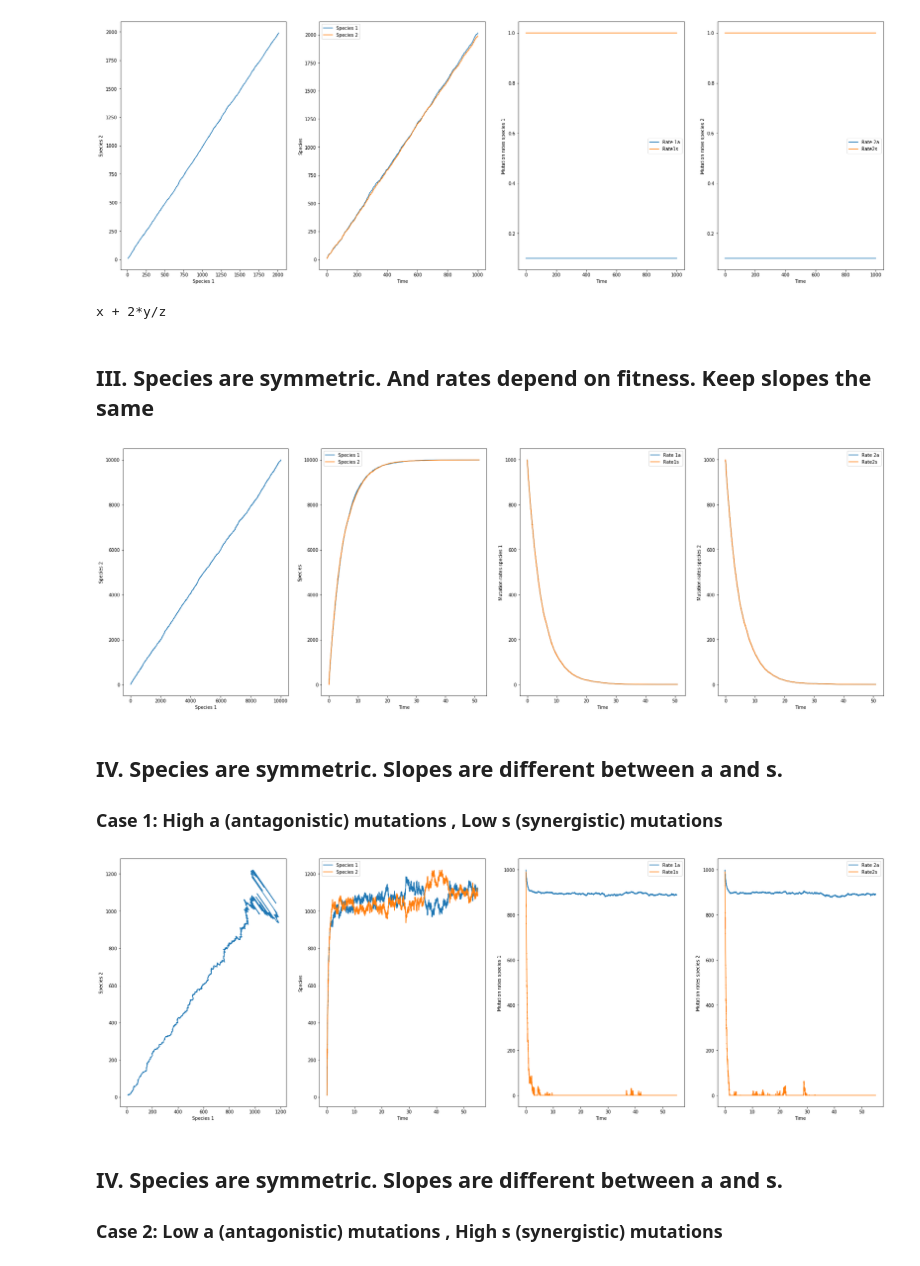
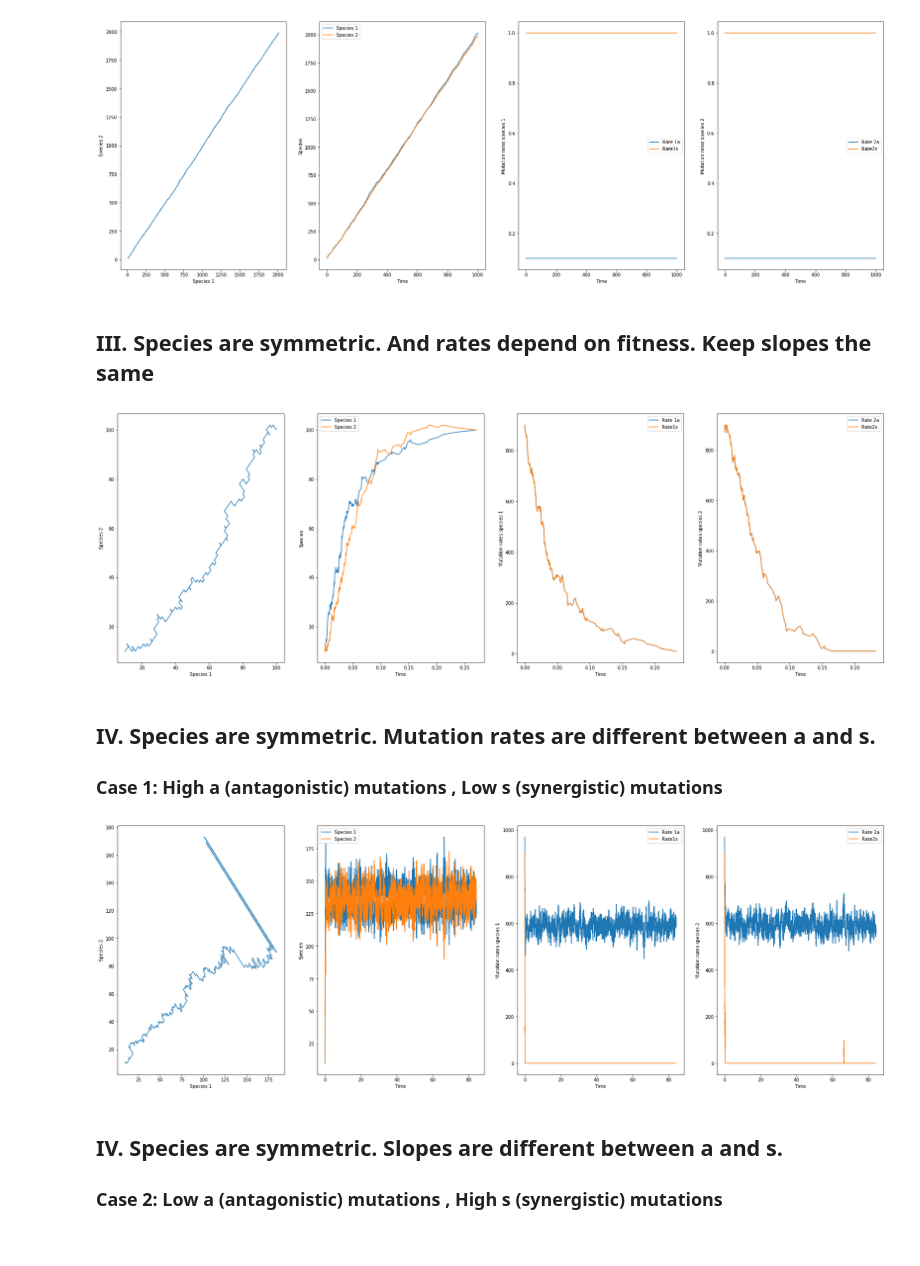
Before and after one commit to iriswangziyi/BGGN212-Coevolution, a Jupyter notebook: CoEvo_Code.ipynb, the cells around one changed output. Cells and saved outputs as stored; diff of their text form; code cells hidden in the pictures.

```diff
--- a/CoEvo_Code.ipynb
+++ b/CoEvo_Code.ipynb
@@ -6,8 +6,8 @@ import random
 import matplotlib.pyplot as plt
 import numpy as np
 # %%
-# FUNCTION
-def coEvo(X,Y,u1a,u1s,u2a,u2s,T,t):
+import parser
+def coEvo(X,Y,expr1,expr2,expr3,expr4,_alpha1,_beta1,_alpha2,_beta2,num1,num2,T,t):
 
     count1=1;
     # initialize Numpy array
@@ -24,11 +24,21 @@ def coEvo(X,Y,u1a,u1s,u2a,u2s,T,t):
     while t < T and ((count1)<100000):
         if X == 0 | Y==0:
             break
+        rate1 = parser.expr(expr1).compile()
+        rate2= parser.expr(expr2).compile()
+        rate3 = parser.expr(expr3).compile()
+        rate4= parser.expr(expr4).compile()
 
-        #u1a =10000-(X)*_alpha1
-        #u1s =10000-(X)*_beta1
-        #u2a =10000-(Y)*_alpha2
-        #u2s =10000-(Y)*_beta2
+
+        u1a =eval(rate1)
+        u1s =eval(rate2)
+        u2a =eval(rate3)
+        u2s =eval(rate4)
+
+#         u1a =num1-(X*_alpha1)
+#         u1s =num2-(X *_beta1)
+#         u2a =num1-(Y *_alpha2)
+#         u2s =num2-(Y *_beta2)
 
         if u1a <0:
             u1a=0
@@ -39,12 +49,14 @@ def coEvo(X,Y,u1a,u1s,u2a,u2s,T,t):
         if u2s<0:
             u2s=0
 
+
         mutrate1a[count1-1]=u1a
         mutrate1s[count1-1]=u1s
         mutrate2a[count1-1]=u2a
         mutrate2s[count1-1]=u2s
 
         W = u1a + u1s+ u2a+ u2s
+        if W == 0: break
 
         # time point at which evolution happens
         dt = -math.log(random.uniform(0.0, 1.0))/W
@@ -219,4 +226,0 @@ def myformula(formula, **kwargs):
-# %%
-myformula(x=2,y=2,z=1,formula="x+2*y/z")
-# %% [output]
-x + 2*y/z
@@ -331,51 +238,53 @@ T = 1000.0
 t = 0.0
 
 # CONSTANTS
-_alpha1 = 0.1
-_beta1 = 0.1
-_alpha2 = 0.1
-_beta2 = 0.1
+_alpha1 = 10
+_beta1 = 10
+_alpha2 = 10
+_beta2 = 10
 
-num=1000
+num1=1000
+num2=1000
 
-coEvo_v2(X,Y,_alpha1,_beta1,_alpha2,_beta2,num,T,t)
+coEvo(X,Y,"num1-(_alpha1*X)","num2-(_beta1*X)","num1-(_alpha2*Y)","num2-(_beta2*Y)",_alpha1,_beta1,_alpha2,_beta2,num1,num2,T,t)
 
-#         u1a =num-(X *_alpha1)
-#         u1s =num-(X *_beta1)
-#         u2a =num-(Y *_alpha2)
-#         u2s =num-(Y *_beta2)
+#         u1a =num1-(X *_alpha1)
+#         u1s =num1-(X *_beta1)
+#         u2a =num2-(Y *_alpha2)
+#         u2s =num2-(Y *_beta2)
 # %% [output]
-[figure, old version]
+[figure, new version]
 # %% [markdown]
-## IV. Species are symmetric. Slopes are different between a and s.
+## IV. Species are symmetric. Mutation rates are different between a and s.
 ### Case 1: High a (antagonistic) mutations , Low s (synergistic) mutations
 # %%
 # Input parameters ####################
 # int; total population
 X = 10
 Y = 10
 
 # float; maximum elapsed time
 T = 1000.0
 # float; start time
 t = 0.0
 
 # CONSTANTS
-_alpha1 = 0.1
-_beta1 = 1
-_alpha2 = 0.1
-_beta2 = 1
+_alpha1 = 3#antagonistic 1 thereofore slow decrease with respect to X
+_beta1 = 10 #synergistic
+_alpha2 = 3
+_beta2 = 10
 
-num=1000
+num1=1000
+num2=1000
 
-coEvo_v2(X,Y,_alpha1,_beta1,_alpha2,_beta2,num,T,t)
+coEvo(X,Y,"num1-(_alpha1*X)","num2-(_beta1*X)","num1-(_alpha2*Y)","num2-(_beta2*Y)",_alpha1,_beta1,_alpha2,_beta2,num1,num2,T,t)
 
-#         u1a =num-(X *_alpha1)
-#         u1s =num-(X *_beta1)
-#         u2a =num-(Y *_alpha2)
-#         u2s =num-(Y *_beta2)
+#         u1a =num1-(X *_alpha1)
+#         u1s =num1-(X *_beta1)
+#         u2a =num2-(Y *_alpha2)
+#         u2s =num2-(Y *_beta2)
 # %% [output]
-[figure, old version]
+[figure, new version]
 # %% [markdown]
 ## IV. Species are symmetric. Slopes are different between a and s.
 ### Case 2: Low a (antagonistic) mutations , High s (synergistic) mutations
```
Also changed, not shown: parts of 34 cells of this notebook, 2 other files.
